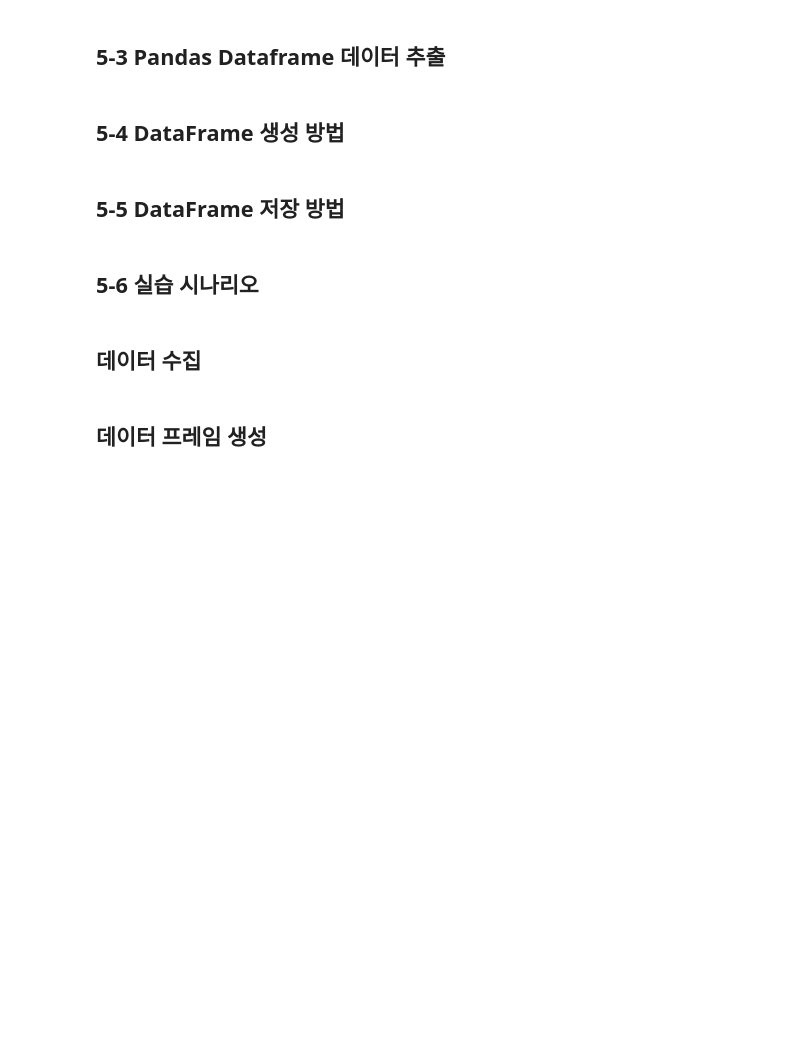
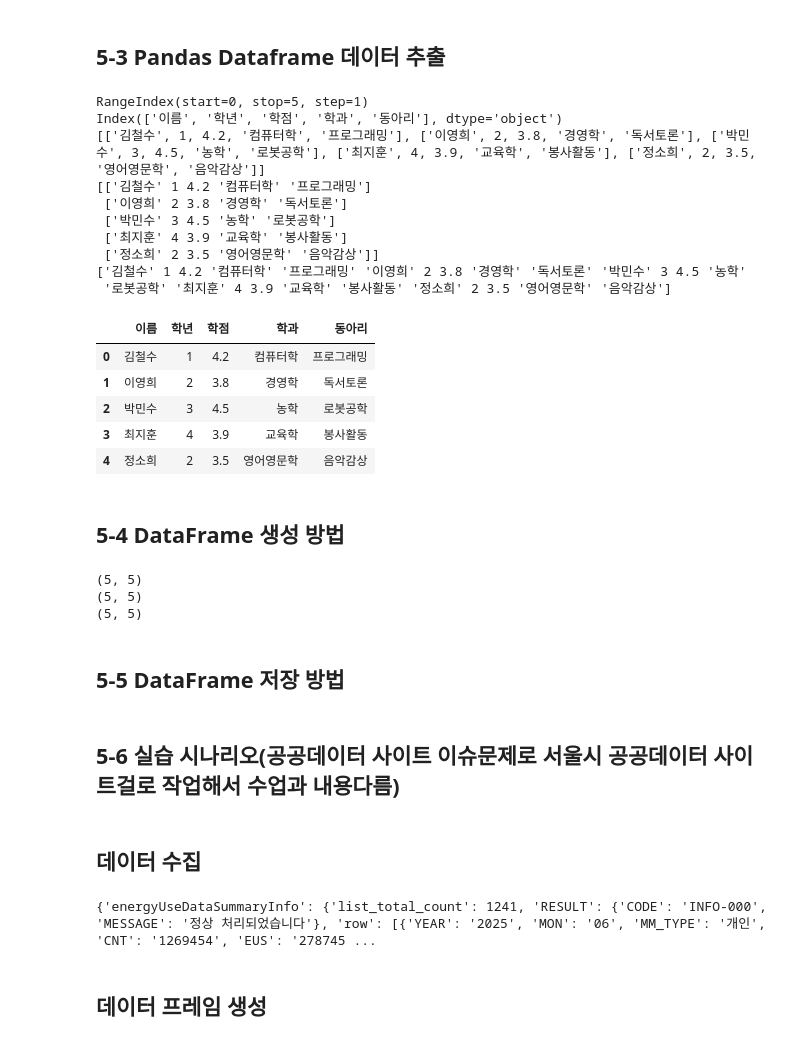
Before and after one commit to zellning/Data-Analysis-with-Open-Source, a Jupyter notebook: 오픈소스_데이터_분석_5강.ipynb, the cells around one changed output. Drawn from its saved outputs; the diff is of its cells as text; code cells hidden in the pictures; blank space fills up the shorter version.

```diff
--- a/오픈소스_데이터_분석_5강.ipynb
+++ b/오픈소스_데이터_분석_5강.ipynb
@@ -48,22 +48,44 @@ df.to_json('output_df.json', orient='columns', indent=4, force_ascii=False)
 # %%
 import pandas as pd
 
 data = {
     "이름": ["김철수", "이영희", "박민수", "최지훈", "정소희"],
     "학년": [1, 2, 3, 4, 2],
     "학점": [4.2, 3.8, 4.5, 3.9, 3.5],
     "학과": ["컴퓨터학", "경영학", "농학", "교육학", "영어영문학"],
     "동아리": ["프로그래밍", "독서토론", "로봇공학", "봉사활동", "음악감상"]
 }
-df = pd.DataFrame([data])
+df = pd.DataFrame(data)
 
 ## DataFrame 인덱스 출력
+print(df.index)
 
 ## DataFrame 컬럼 출력
+print(df.columns)
 
 ## DataFrame 행 출력
+print(df.values.tolist()) #phython의 list형태
+print(df.values) #numpy형태
 
 ## DataFrame 값 출력
+print(df.values.flatten()) #flatten() : 구조를 뭉개뜨리고 그냥 쭉 일렬로 나열시킬 떄 사용하는 메서드
+# %% [output]
+RangeIndex(start=0, stop=5, step=1)
+Index(['이름', '학년', '학점', '학과', '동아리'], dtype='object')
+[['김철수', 1, 4.2, '컴퓨터학', '프로그래밍'], ['이영희', 2, 3.8, '경영학', '독서토론'], ['박민수', 3, 4.5, '농학', '로봇공학'], ['최지훈', 4, 3.9, '교육학', '봉사활동'], ['정소희', 2, 3.5, '영어영문학', '음악감상']]
+[['김철수' 1 4.2 '컴퓨터학' '프로그래밍']
+ ['이영희' 2 3.8 '경영학' '독서토론']
+ ['박민수' 3 4.5 '농학' '로봇공학']
+ ['최지훈' 4 3.9 '교육학' '봉사활동']
+ ['정소희' 2 3.5 '영어영문학' '음악감상']]
+['김철수' 1 4.2 '컴퓨터학' '프로그래밍' '이영희' 2 3.8 '경영학' '독서토론' '박민수' 3 4.5 '농학'
+ '로봇공학' '최지훈' 4 3.9 '교육학' '봉사활동' '정소희' 2 3.5 '영어영문학' '음악감상']
+|  | 이름 | 학년 | 학점 | 학과 | 동아리 |
+| 0 | 김철수 | 1 | 4.2 | 컴퓨터학 | 프로그래밍 |
+| 1 | 이영희 | 2 | 3.8 | 경영학 | 독서토론 |
+| 2 | 박민수 | 3 | 4.5 | 농학 | 로봇공학 |
+| 3 | 최지훈 | 4 | 3.9 | 교육학 | 봉사활동 |
+| 4 | 정소희 | 2 | 3.5 | 영어영문학 | 음악감상 |
 # %% [markdown]
 ## 5-4 DataFrame 생성 방법
 # %%
@@ -79,9 +101,18 @@ data = {
 }
 
 ## 딕셔너리, csv, json으로 부터 DataFrame 생성
-
+df1 = pd.DataFrame.from_dict(data)
+df2 = pd.read_csv('students.csv')
+df3 = pd.read_json('students.json')
 
 ## 세가지 방법 결과 비교
+print(df1.shape) #표의 행과 열이 몇개씩 있는지?
+print(df2.shape)
+print(df3.shape)
+# %% [output]
+(5, 5)
+(5, 5)
+(5, 5)
 # %% [markdown]
 ## 5-5 DataFrame 저장 방법
 # %%
@@ -104,25 +140,28 @@ data = {
 # %% [markdown]
-## 5-6 실습 시나리오
+## 5-6 실습 시나리오(공공데이터 사이트 이슈문제로 서울시 공공데이터 사이트걸로 작업해서 수업과 내용다름)
 # %% [markdown]
 ## 데이터 수집
 # %%
 import requests
 
-url = "http://apis.data.go.kr/B552584/ArpltnInforInqireSvc/getMinuDustFrcstDspth"
-api_key = '[발급받은 인증키]'
+url = "http://openapi.seoul.go.kr:8088/(api_key번호쓰기)/json/energyUseDataSummaryInfo/1/100/"
+api_key = 'api_key번호쓰기'
 
 params = {
-    'serviceKey': api_key,
-    'returnType': 'json',
-    'numOfRows': '100',
-    'pageNo': '1',
-    'sidoName': '서울',
-    'ver': '1.0'
+    'KEY': api_key,
+    'TYPE': 'json',
+    'SERVICE': 'energyUseDataSummaryInfo',
+    'START_INDEX': '1',
+    'END_INDEX': '100',
+    'YEAR' : '2025'
 }
 
 ## 데이터 수집
 response = requests.get(url, params=params)
 
 ## 호출 성공/실패 출력
+print(response.json())
+# %% [output]
+{'energyUseDataSummaryInfo': {'list_total_count': 1241, 'RESULT': {'CODE': 'INFO-000', 'MESSAGE': '정상 처리되었습니다'}, 'row': [{'YEAR': '2025', 'MON': '06', 'MM_TYPE': '개인', 'CNT': '1269454', 'EUS': '278745 ...
 # %% [markdown]
 ## 데이터 프레임 생성
```
Also changed, not shown: parts of 5 cells of this notebook.
